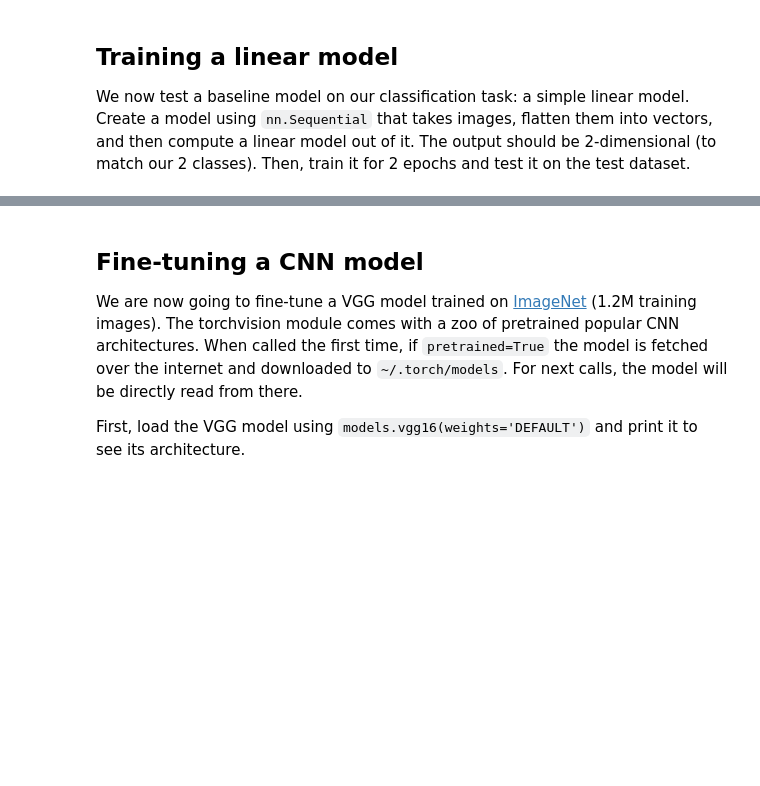
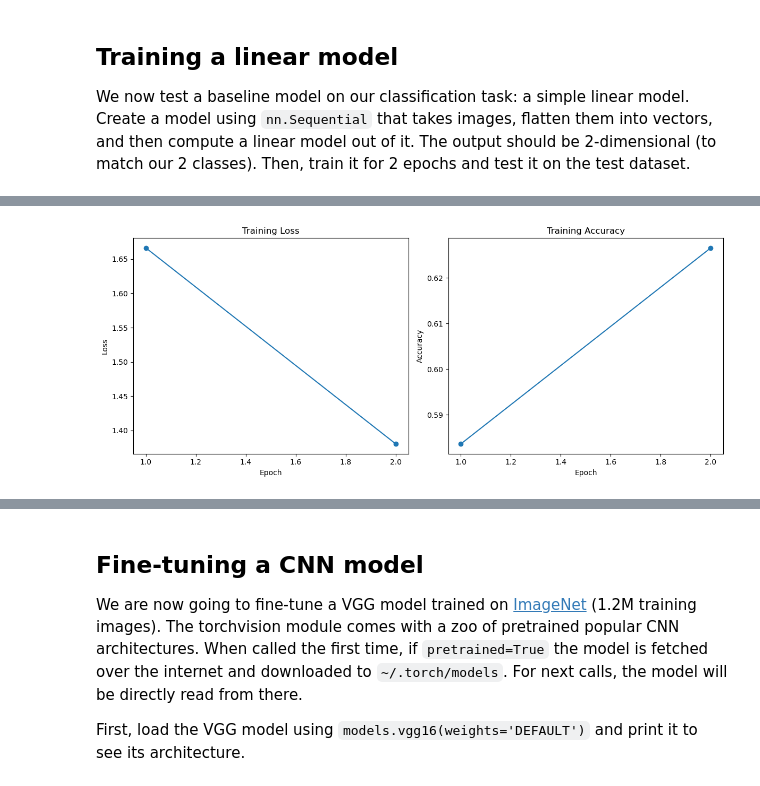
Before and after one commit to peulsilva/X-MAP-583, a Jupyter notebook: homeworks/HW01_tumor_identification.ipynb, the cells around one changed output, grey strips where cells are left out. Drawn from its saved outputs; the diff is of its cells as text; code cells hidden in the pictures; blank space fills up the shorter version.

```diff
--- a/homeworks/HW01_tumor_identification.ipynb
+++ b/homeworks/HW01_tumor_identification.ipynb
@@ -66,3 +185,36 @@ Now write a function `test_model(model,dataloader)` that plots the loss and accu
+# %%
+def test_model(model : torch.nn.Module, dataloader: DataLoader):
+    device = torch.device("cuda" if torch.cuda.is_available() else "cpu")
+    model = model.to(device)
+    model.eval()  # Set the model to evaluation mode
+
+    criterion = nn.CrossEntropyLoss()
+
+    running_loss = 0.0
+    correct_predictions = 0
+    total_predictions = 0
+
+    with torch.no_grad():  # No need to compute gradients during evaluation
+        for inputs, labels in dataloader:
+            # Move data to the correct device
+            inputs, labels = inputs.to(device), labels.to(device)
+
+            # Forward pass
+            outputs = model(inputs)
+            loss = criterion(outputs, labels)
+
+            # Accumulate loss and accuracy
+            running_loss += loss.item() * inputs.size(0)
+            _, predicted = torch.max(outputs, 1)
+            correct_predictions += (predicted == labels).sum().item()
+            total_predictions += labels.size(0)
+
+    # Calculate overall loss and accuracy
+    overall_loss = running_loss / total_predictions
+    overall_accuracy = correct_predictions / total_predictions
+
+    print(f"Test Loss: {overall_loss:.4f}")
+    print(f"Test Accuracy: {overall_accuracy:.4f}")
 # %% [markdown]
 ## Training a linear model
 
@@ -74,0 +222,10 @@ We now test a baseline model on our classification task: a simple linear model.
+# %%
+# %%time
+baseline_model = torch.nn.Sequential(
+    nn.Flatten(),  # Flatten the input images
+    nn.Linear(3 * 96 * 96, 2)  # Linear layer with 2 output classes
+)
+
+train_model(baseline_model, train_loader, 2)
+test_model(baseline_model, test_loader)
+# %% [output]
@@ -74,0 +234 @@ We now test a baseline model on our classification task: a simple linear model.
+[figure, added]
```
Also changed, not shown: parts of 40 cells of this notebook, 1 other file.
